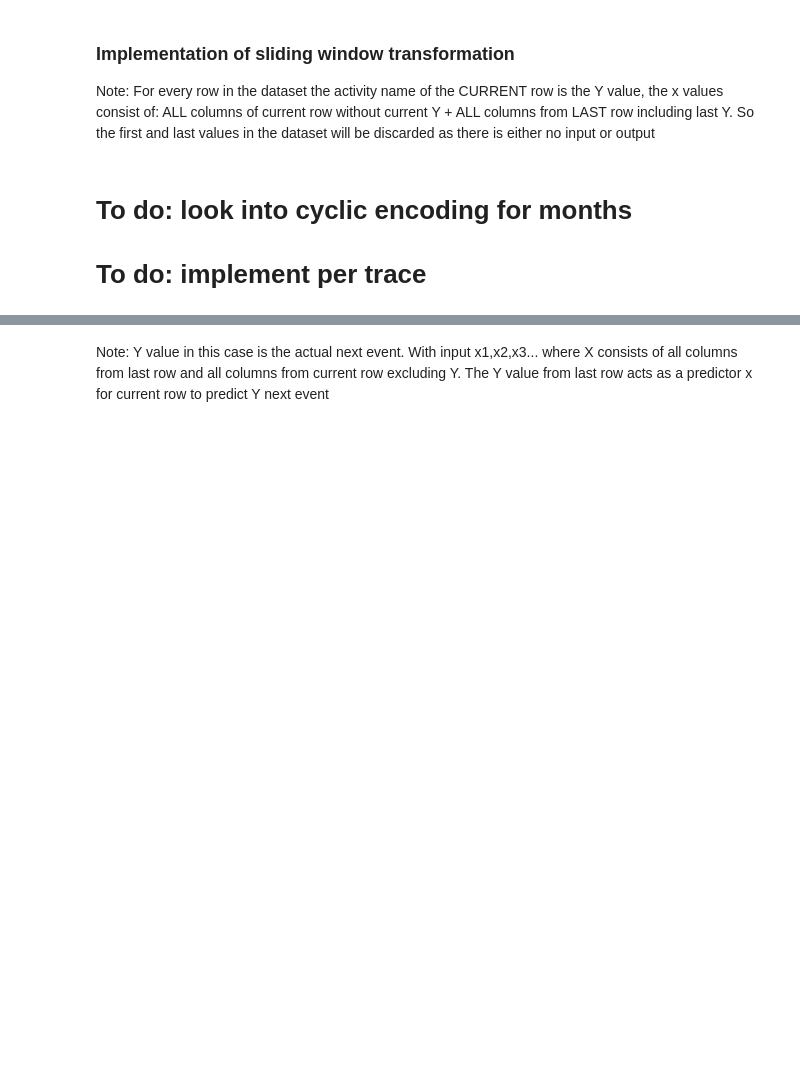
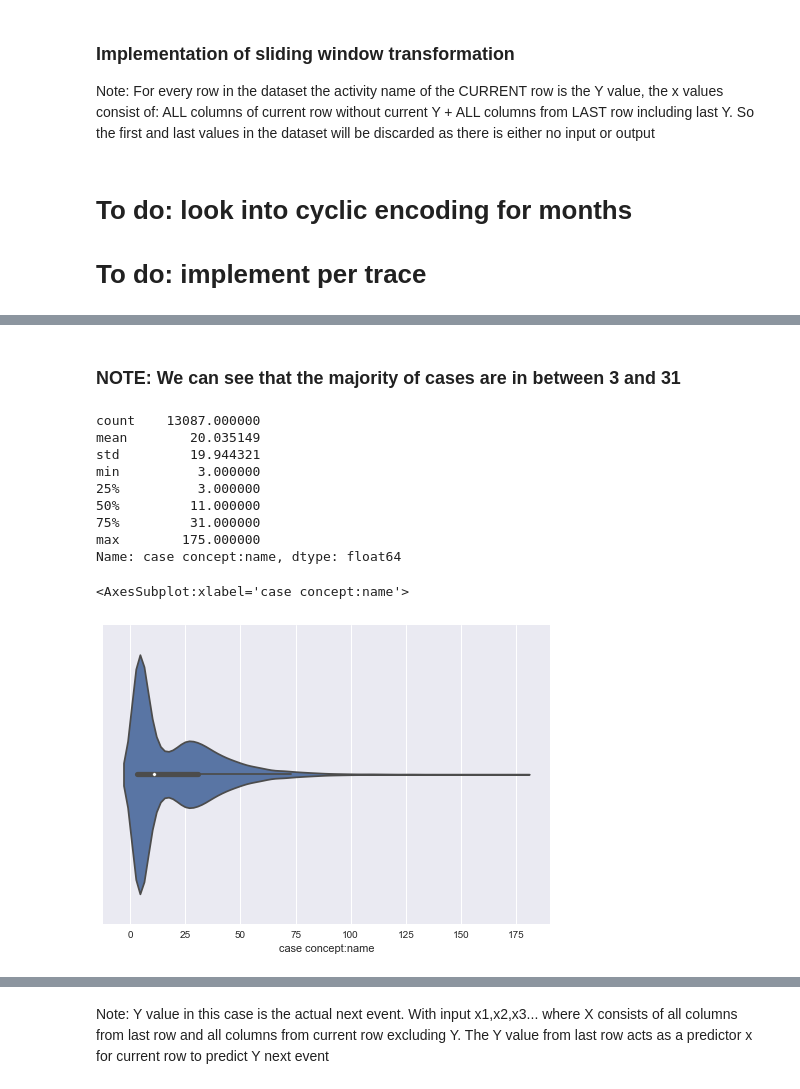
Before and after one commit to Cappa1/ProcessMining, a Jupyter notebook: preprocess.ipynb, the cells around one changed output, grey strips where cells are left out. Cells and saved outputs as stored; diff of their text form; code cells hidden in the pictures; blank space fills up the shorter version.

```diff
--- a/preprocess.ipynb
+++ b/preprocess.ipynb
@@ -100,14 +101,3 @@ df_encoded['eventID'] = df_encoded['eventID'].astype('str')
 # %% [markdown]
 # To do: look into cyclic encoding for months
 # To do: implement per trace
-# %%
-# All columns except Y are predictors (x1, x2, x3...)
-df_encoded['Y'] = df_encoded.shift(-1)['event concept:name']
-display(df_encoded)
-
-# Only keeping columns that we need for event prediction
-cols = df_encoded.columns.tolist()
-wanted_index = [3,4,6,7,8]
-cols = [i[1] for i in enumerate(cols) if i[0] in wanted_index]
-# df_encoded.drop(df_encoded.tail(1).index,inplace=True)
-display(df_encoded[cols])
@@ -173,0 +160,17 @@ display(last)
+# %% [markdown]
+### NOTE: We can see that the majority of cases are in between 3 and 31
+# %%
+print(df_encoded['case concept:name'].value_counts().describe())
+sns.violinplot(x=df_encoded['case concept:name'].value_counts())
+# %% [output]
+count    13087.000000
+mean        20.035149
+std         19.944321
+min          3.000000
+25%          3.000000
+50%         11.000000
+75%         31.000000
+max        175.000000
+Name: case concept:name, dtype: float64
+<AxesSubplot:xlabel='case concept:name'>
+[figure, added]
```
Also changed, not shown: parts of 19 cells of this notebook.
